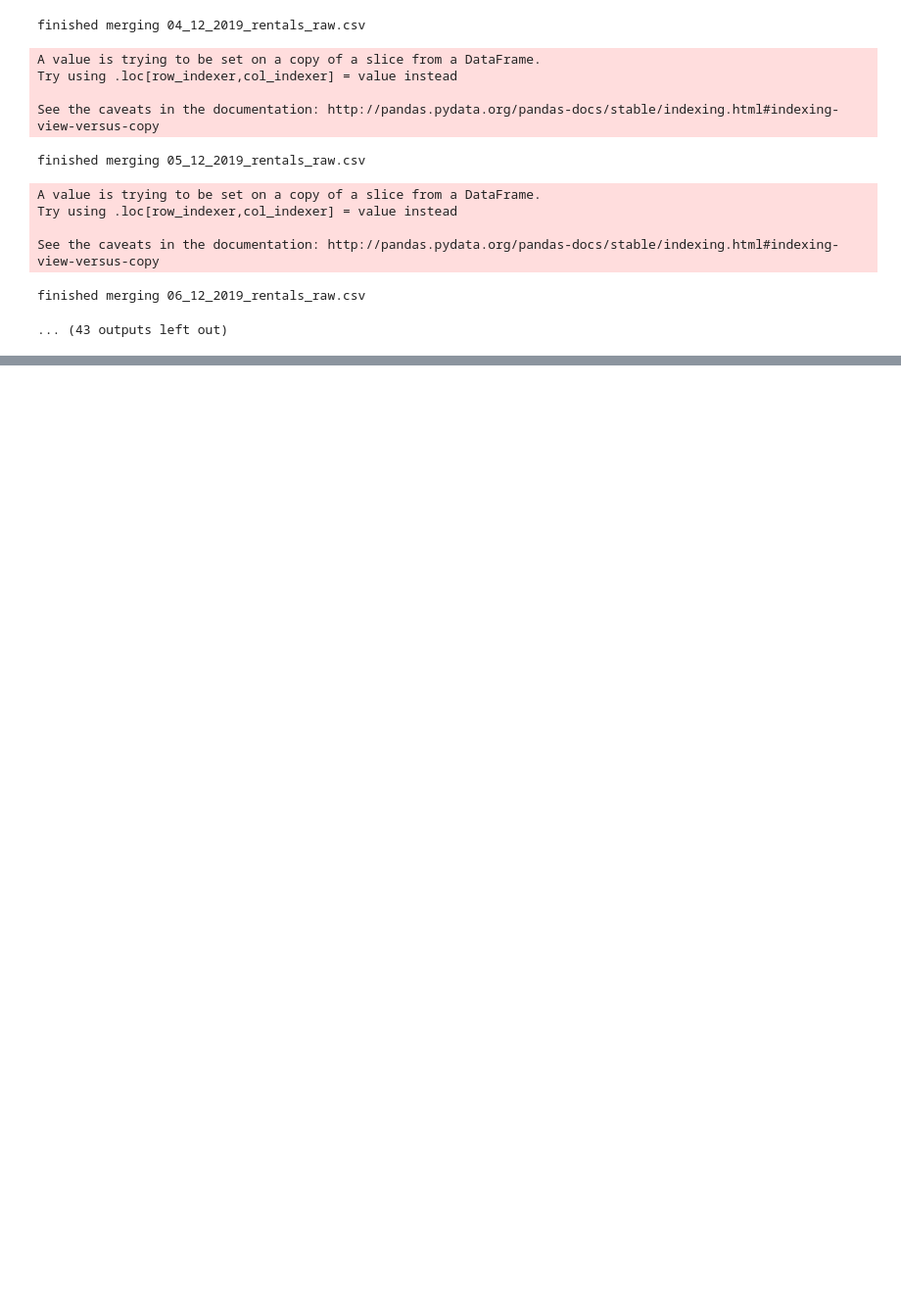
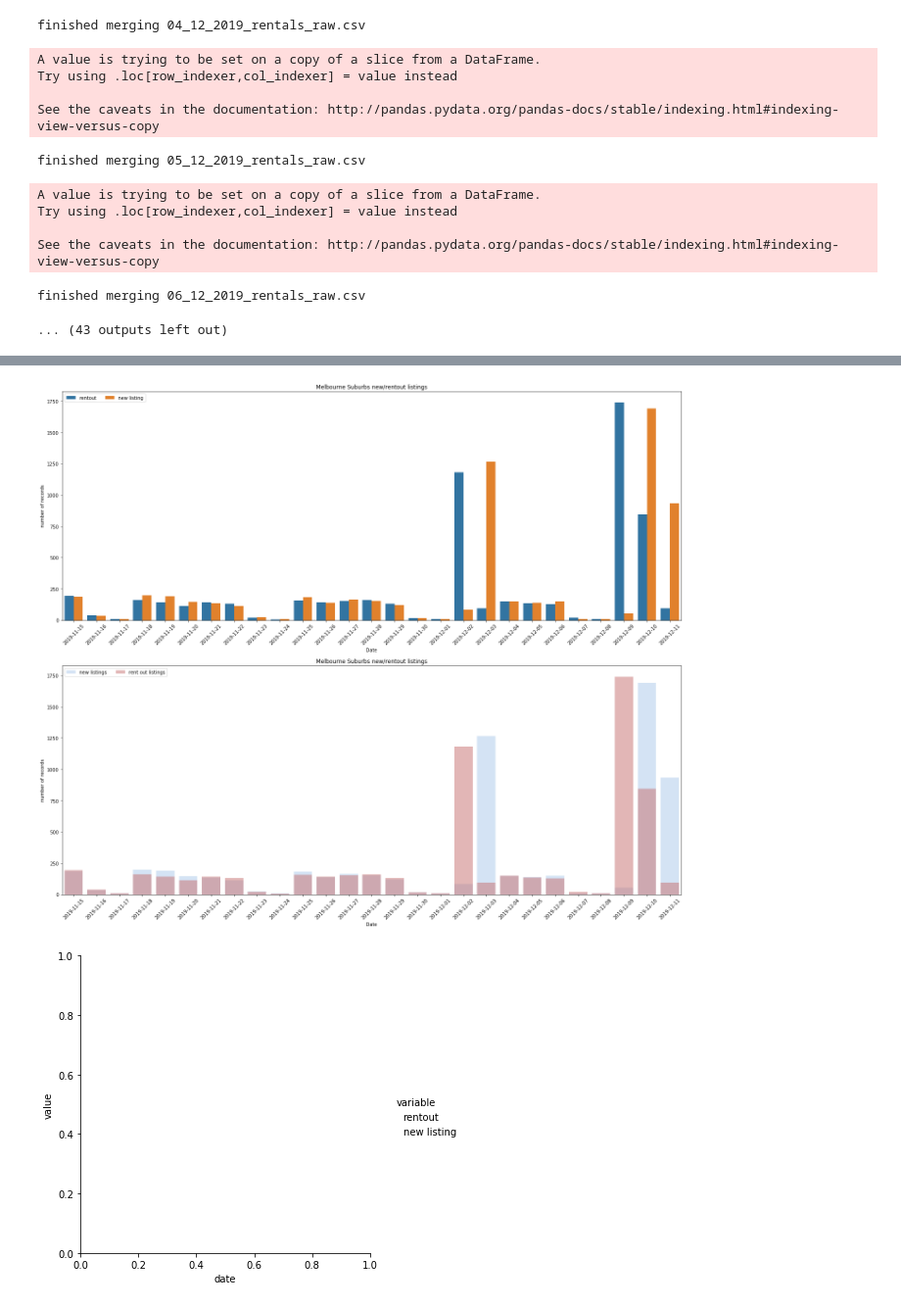
Before and after one commit to yaoyaoustc/project_Melbourne_rentals, a Jupyter notebook: P4_EDA2.ipynb, the cells around one changed output, grey strips where cells are left out. Shown: that part at 98% size. Cells and saved outputs as stored; diff of their text form; code cells hidden in the pictures; blank space fills up the shorter version.

```diff
--- a/P4_EDA2.ipynb
+++ b/P4_EDA2.ipynb
@@ -94,0 +172,24 @@ data
+# %%
+def plot_variation(df_newlisting,df_rentout):
+    plotdata_new = df_newlisting.groupby('date').count().price
+    plotdata_out= df_rentout.groupby('date').count()[:-1].price
+    merge = pd.merge(df_rentout.groupby('date').count()[:-1].price,df_newlisting.groupby('date').count().price,on='date').reset_index()
+    merge = merge.rename(columns={'price_x':'rentout','price_y':'new listing'})
+    sns.set_color_codes("pastel")
+    fig,ax = plt.subplots(2,1,figsize=(24,20))
+    sns.barplot(plotdata_new.index,plotdata_new.values,label="new listings",color='b',alpha=0.5,ax = ax[1])
+    sns.set_color_codes("muted")
+    sns.barplot(plotdata_out.index,plotdata_out.values,label="rent out listings",color='r',alpha=0.5,ax = ax[1])
+    ax[1].set(xlabel="Date",ylabel="number of records",title="Melbourne Suburbs new/rentout listings")
+    ax[1].xaxis.set_tick_params(rotation=45)
+    ax[1].legend(ncol=2, loc="upper left", frameon=True)
+    sns.set_color_codes("pastel")
+    sns.catplot(x='date',y='value',hue='variable',data = merge.melt(id_vars='date'),ax = ax[0],kind='bar')
+    ax[0].set(xlabel="Date",ylabel="number of records",title="Melbourne Suburbs new/rentout listings")
+    ax[0].xaxis.set_tick_params(rotation=45)
+    ax[0].legend(ncol=2, loc="upper left", frameon=True)
+
+plot_variation(df_newlisting,df_rentout)
+# %% [output]
+[figure, added]
+[figure, added]
```
Also changed, not shown: parts of 16 cells of this notebook.
